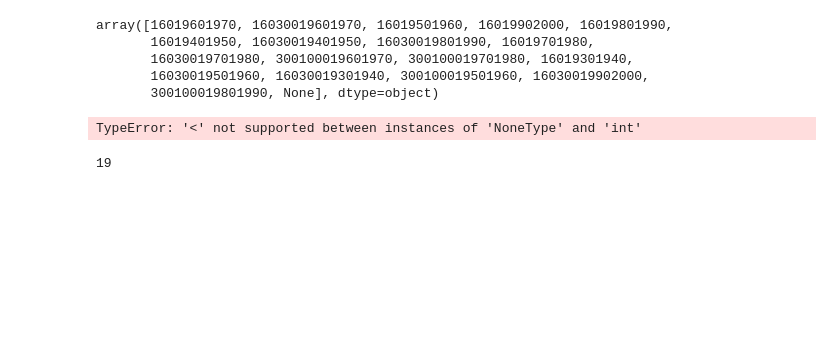
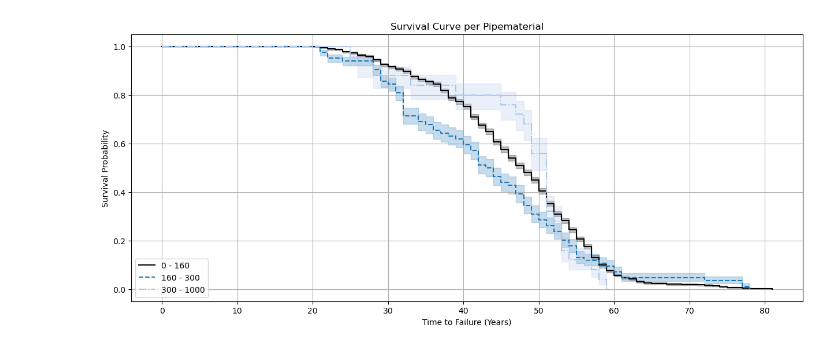
Before and after one commit to jipsteiger/ENVM1601, a Jupyter notebook: Failure_modelling/data_preparation.ipynb, the cells around one changed output. Cells and saved outputs as stored; diff of their text form; code cells hidden in the pictures; blank space fills up the shorter version.

```diff
--- a/Failure_modelling/data_preparation.ipynb
+++ b/Failure_modelling/data_preparation.ipynb
@@ -84,18 +75,46 @@ model_pipes = model_pipes[model_pipes.Group_id.isin(model_failures.Group_id.uniq
-# %%
-model_failures = model_failures[model_failures.Group_id.isin(model_pipes.Group_id.unique())].copy()
-# %%
-model_failures.Group_id.unique()
-# %% [output]
-array([16019601970, 16030019601970, 16019501960, 16019902000, 16019801990,
-       16019401950, 16030019401950, 16030019801990, 16019701980,
-       16030019701980, 300100019601970, 300100019701980, 16019301940,
-       16030019501960, 16030019301940, 300100019501960, 16030019902000,
-       300100019801990, None], dtype=object)
-# %%
-model_pipes.Group_number.unique()
-# %% [output]
-TypeError: '<' not supported between instances of 'NoneType' and 'int'
-# %%
-len(model_failures.Group_number.unique())
-# %% [output]
-19
+# %%
+from lifelines import KaplanMeierFitter
+from itertools import cycle
+
+kmf = KaplanMeierFitter()
+
+# Define colors and line styles
+colors = [
+    '#000000',  # Black
+    '#1f77b4',  # Blue
+    '#aec7e8',  # Light Blue
+    '#17becf',  # Cyan
+    '#9edae5',  # Light Cyan
+    '#2ca02c',  # Green
+    '#98df8a',  # Light Green
+    '#bcbd22',  # Olive
+    '#ffbb78',  # Light Orange
+    '#ff7f0e',  # Orange
+    '#d62728',  # Red
+    '#ff9896',  # Light Red
+    '#e377c2',  # Pink
+    '#9467bd',  # Purple
+    '#c5b0d5',  # Light Purple
+    '#8c564b',  # Brown
+    '#7f7f7f'   # Gray
+]
+
+line_styles = ['-', '--', '-.', ':']
+
+# Create a cycle iterator for both colors and line styles
+color_cycle = cycle(colors)
+line_style_cycle = cycle(line_styles)
+plt.figure(figsize=(15,6))
+for i, (material, group) in enumerate(model_failures.groupby('Diameter_group')):
+    kmf.fit(group['age_at_failure'], event_observed=(group['storing_melddatum'].notnull()), label=material, alpha=0.5)
+    color = next(color_cycle)
+    line_style = next(line_style_cycle)
+    kmf.plot(color=color, linestyle=line_style, label=material)
+plt.title('Survival Curve per Pipematerial')
+plt.xlabel('Time to Failure (Years)')
+plt.ylabel('Survival Probability')
+plt.grid()
+plt.legend(loc=3)
+plt.show()
+# %% [output]
+[figure, added]
```
Also changed, not shown: parts of 3 cells of this notebook, 8 other files.
